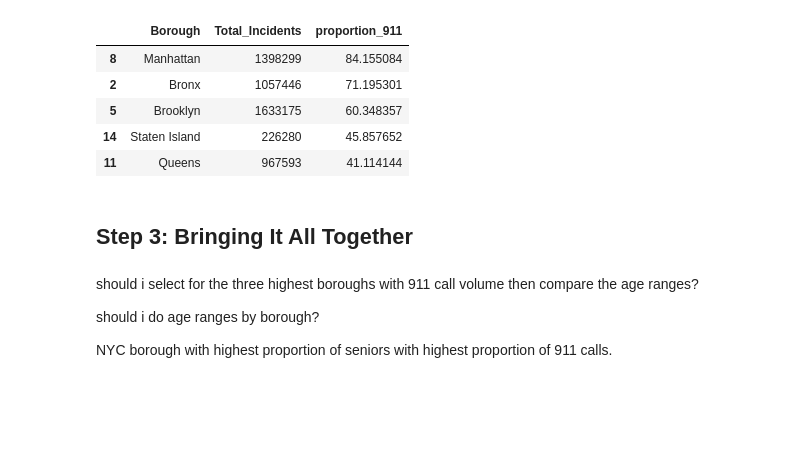
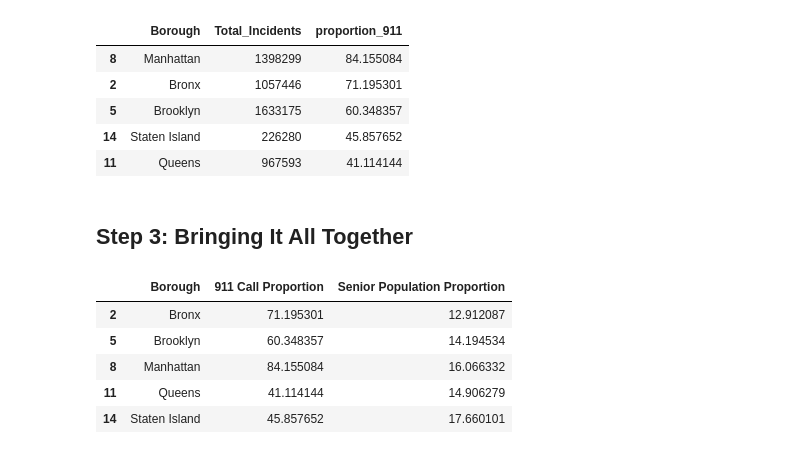
Before and after one commit to sophiacain11-jpg/sophiacain11-jpg.github.io, a Jupyter notebook: Project3.ipynb, the cells around one changed output. Cells and saved outputs as stored; diff of their text form; code cells hidden in the pictures; blank space fills up the shorter version.

```diff
--- a/Project3.ipynb
+++ b/Project3.ipynb
@@ -551,9 +551,24 @@ NYC_senior_pro_911
 | 11 | Queens | 967593 | 41.114144 |
 # %% [markdown]
 ## Step 3: Bringing It All Together
-# %% [markdown]
-should i select for the three highest boroughs with 911 call volume then compare the age ranges?
-
-should i do age ranges by borough?
-
-NYC borough with highest proportion of seniors with highest proportion of 911 calls.
+# %%
+# This is a data frame I made after the visualization to fix scaling on the y-axis. Because I was using the entire data frame, the y-axis scale was too large. Therefore, I select for only the relvant variables for this data set to use for my visualizations.
+df_new = df_both_merged[df_both_merged["Age_Group"] == "senior"][
+    ["Borough", "proportion_911", "proportion"]
+]
+
+df_new = df_new.rename(
+    columns={
+        "proportion_911": "911 Call Proportion",
+        "proportion": "Senior Population Proportion",
+    }
+)
+
+df_new
+# %% [output]
+|  | Borough | 911 Call Proportion | Senior Population Proportion |
+| 2 | Bronx | 71.195301 | 12.912087 |
+| 5 | Brooklyn | 60.348357 | 14.194534 |
+| 8 | Manhattan | 84.155084 | 16.066332 |
+| 11 | Queens | 41.114144 | 14.906279 |
+| 14 | Staten Island | 45.857652 | 17.660101 |
```
Also changed, not shown: parts of 2 cells of this notebook.
